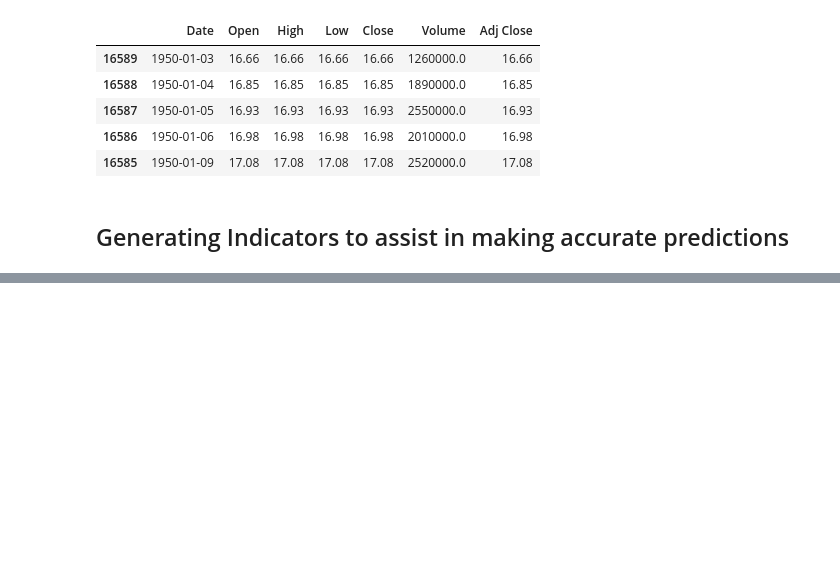
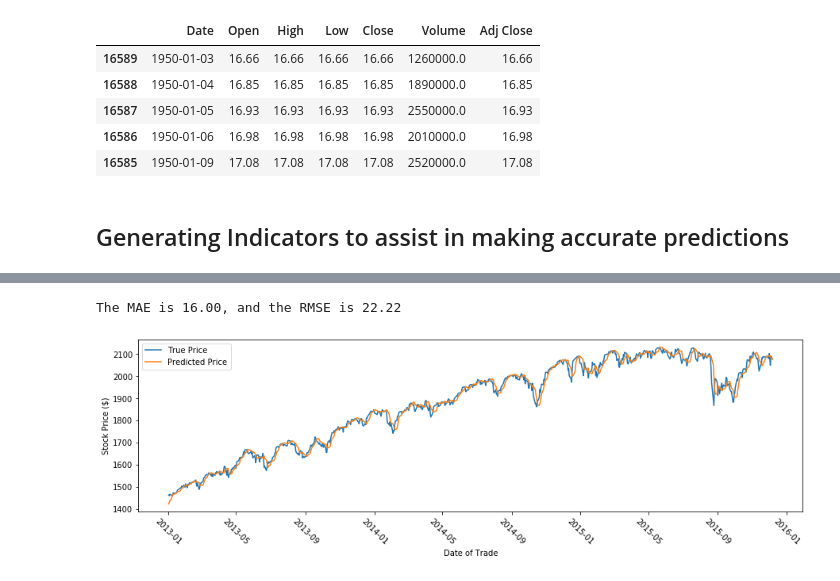
Before and after one commit to adhamalhossary/predicting-stock-market, a Jupyter notebook: Predicting Stock Market.ipynb, the cells around one changed output, grey strips where cells are left out. Cells and saved outputs as stored; diff of their text form; code cells hidden in the pictures; blank space fills up the shorter version.

```diff
--- a/Predicting Stock Market.ipynb
+++ b/Predicting Stock Market.ipynb
@@ -244,4 +350,27 @@ df['volume_5_to_365'] = volume_5_to_365
 df['volume_5_std'] = volume_5_std
 df['volume_365_std'] = volume_365_std
 df['volume_std_5_to_365'] = volume_std_5_to_365
+# %%
+features_updated = ['day_5', 'day_30', 'day_365', 'ratio_5_to_365', 'day_5_std', 'day_365_std', 'ratio_std_5_to_365',
+           'volume_5', 'volume_30', 'volume_365', 'volume_5_to_365', 'volume_5_std',
+            'volume_365_std', 'volume_std_5_to_365']
+
+lr_train_test(df, features_updated)
+# %% [output]
+The MAE is 16.00, and the RMSE is 22.22
+# %%
+plt.figure(figsize=(15,4))
+
+plt.plot(test['Date'], test['Close'], label='True Price')
+plt.plot(test['Date'], predictions, label='Predicted Price')
+
+plt.ylabel("Stock Price ($)")
+plt.xlabel("Date of Trade")
+
+plt.xticks(rotation=-45)
+
+plt.legend()
+plt.show()
+# %% [output]
+[figure, added]
 # %%
```
Also changed, not shown: parts of 24 cells of this notebook.
